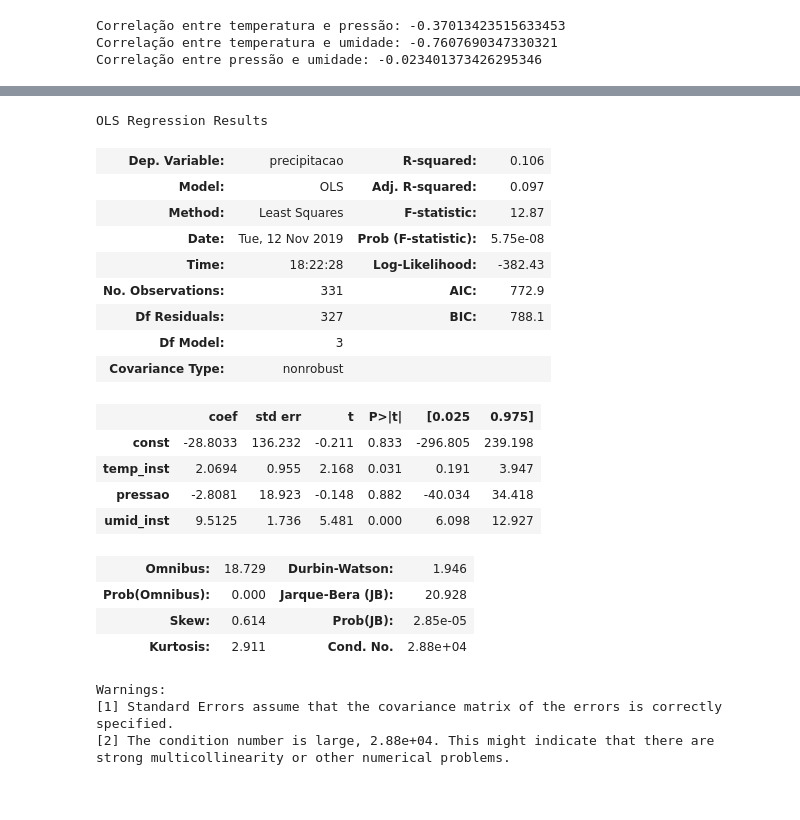
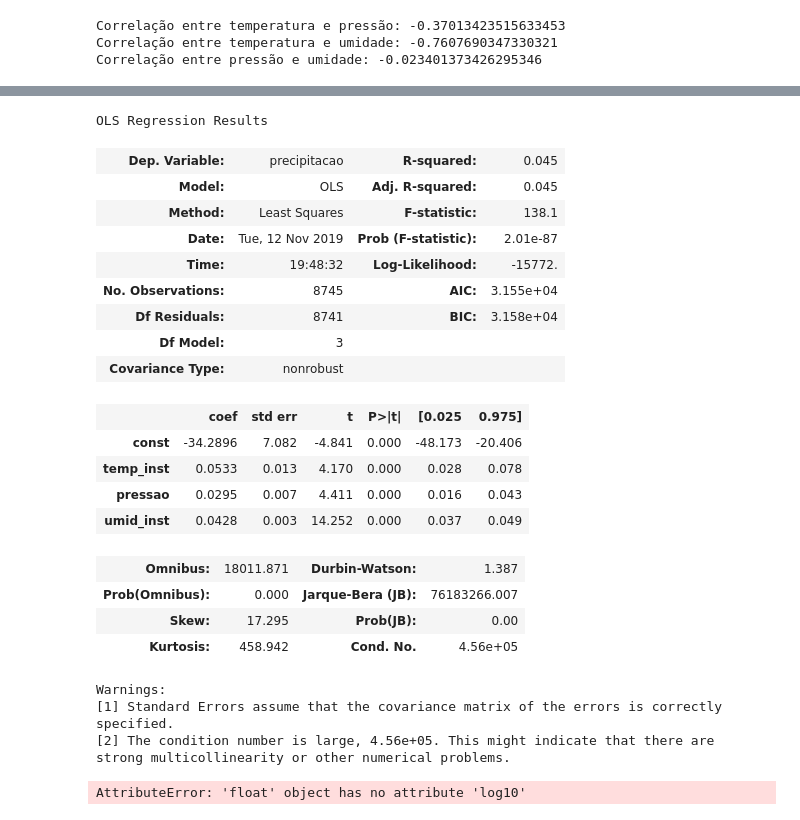
Before and after one commit to Joao-Pedro-Chacon-Ruiz/Modelo_de_precificacao_carros, a Jupyter notebook: Previsao_chuva.ipynb, the cells around one changed output, grey strips where cells are left out. Cells and saved outputs as stored; diff of their text form; code cells hidden in the pictures.

```diff
--- a/Previsao_chuva.ipynb
+++ b/Previsao_chuva.ipynb
@@ -157,4 +104,0 @@ dados5['hora cosseno'] = np.cos(2*np.pi*hora/24)
-# %%
-dados5['dia seno'] = np.sin(2*np.pi*final/365.25)
-dados5['dia cosseno'] = np.cos(2*np.pi*final/365.25)
-dados5
@@ -425,0 +105,7 @@ Correlação entre pressão e umidade: 0.03704272846592777
+# %%
+dados5['hora_seno'] = np.sin(2*np.pi*hora/24)
+dados5['hora_cosseno'] = np.cos(2*np.pi*hora/24)
+# %%
+dados5['dia_seno'] = np.sin(2*np.pi*final/365.25)
+dados5['dia_cosseno'] = np.cos(2*np.pi*final/365.25)
+dados5
@@ -703,33 +595,41 @@ def regress(X,Y):
     results = model.fit()
     return results
 # %%
-Y = dados_log_com_chuva['precipitacao'].astype(float)
+Y = dados5['precipitacao'].astype(float)
 # %%
-X3 = dados_log_com_chuva[['temp_inst', 'pressao', 'umid_inst']].astype(float)
+X3 = dados5[['temp_inst', 'pressao', 'umid_inst']].astype(float)
 
 results3 = regress(X3, Y)
 results3.summary()
 # %% [output]
 OLS Regression Results
-| Dep. Variable: | precipitacao | R-squared: | 0.106 |
-| Model: | OLS | Adj. R-squared: | 0.097 |
-| Method: | Least Squares | F-statistic: | 12.87 |
-| Date: | Tue, 12 Nov 2019 | Prob (F-statistic): | 5.75e-08 |
-| Time: | 18:22:28 | Log-Likelihood: | -382.43 |
-| No. Observations: | 331 | AIC: | 772.9 |
-| Df Residuals: | 327 | BIC: | 788.1 |
+| Dep. Variable: | precipitacao | R-squared: | 0.045 |
+| Model: | OLS | Adj. R-squared: | 0.045 |
+| Method: | Least Squares | F-statistic: | 138.1 |
+| Date: | Tue, 12 Nov 2019 | Prob (F-statistic): | 2.01e-87 |
+| Time: | 19:48:32 | Log-Likelihood: | -15772. |
+| No. Observations: | 8745 | AIC: | 3.155e+04 |
+| Df Residuals: | 8741 | BIC: | 3.158e+04 |
 | Df Model: | 3 |  |  |
 | Covariance Type: | nonrobust |  |  |
 |  | coef | std err | t | P>|t| | [0.025 | 0.975] |
-| const | -28.8033 | 136.232 | -0.211 | 0.833 | -296.805 | 239.198 |
-| temp_inst | 2.0694 | 0.955 | 2.168 | 0.031 | 0.191 | 3.947 |
-| pressao | -2.8081 | 18.923 | -0.148 | 0.882 | -40.034 | 34.418 |
-| umid_inst | 9.5125 | 1.736 | 5.481 | 0.000 | 6.098 | 12.927 |
+| const | -34.2896 | 7.082 | -4.841 | 0.000 | -48.173 | -20.406 |
+| temp_inst | 0.0533 | 0.013 | 4.170 | 0.000 | 0.028 | 0.078 |
+| pressao | 0.0295 | 0.007 | 4.411 | 0.000 | 0.016 | 0.043 |
+| umid_inst | 0.0428 | 0.003 | 14.252 | 0.000 | 0.037 | 0.049 |
-| Omnibus: | 18.729 | Durbin-Watson: | 1.946 |
-| Prob(Omnibus): | 0.000 | Jarque-Bera (JB): | 20.928 |
-| Skew: | 0.614 | Prob(JB): | 2.85e-05 |
-| Kurtosis: | 2.911 | Cond. No. | 2.88e+04 |
+| Omnibus: | 18011.871 | Durbin-Watson: | 1.387 |
+| Prob(Omnibus): | 0.000 | Jarque-Bera (JB): | 76183266.007 |
+| Skew: | 17.295 | Prob(JB): | 0.00 |
+| Kurtosis: | 458.942 | Cond. No. | 4.56e+05 |
 Warnings:
 [1] Standard Errors assume that the covariance matrix of the errors is correctly specified.
-[2] The condition number is large, 2.88e+04. This might indicate that there are
+[2] The condition number is large, 4.56e+05. This might indicate that there are
 strong multicollinearity or other numerical problems.
+# %%
+# X3 = dados5[['temp_inst', 'pressao', 'umid_inst', 'dia cosseno','dia seno','hora seno','hora cosseno']].astype(float)
+
+# results3 = regress(X3, Y)
+# results3.summary()
+np.log10(dados5['temp_inst'])
+# %% [output]
+AttributeError: 'float' object has no attribute 'log10'
```
Also changed, not shown: parts of 84 cells of this notebook.
